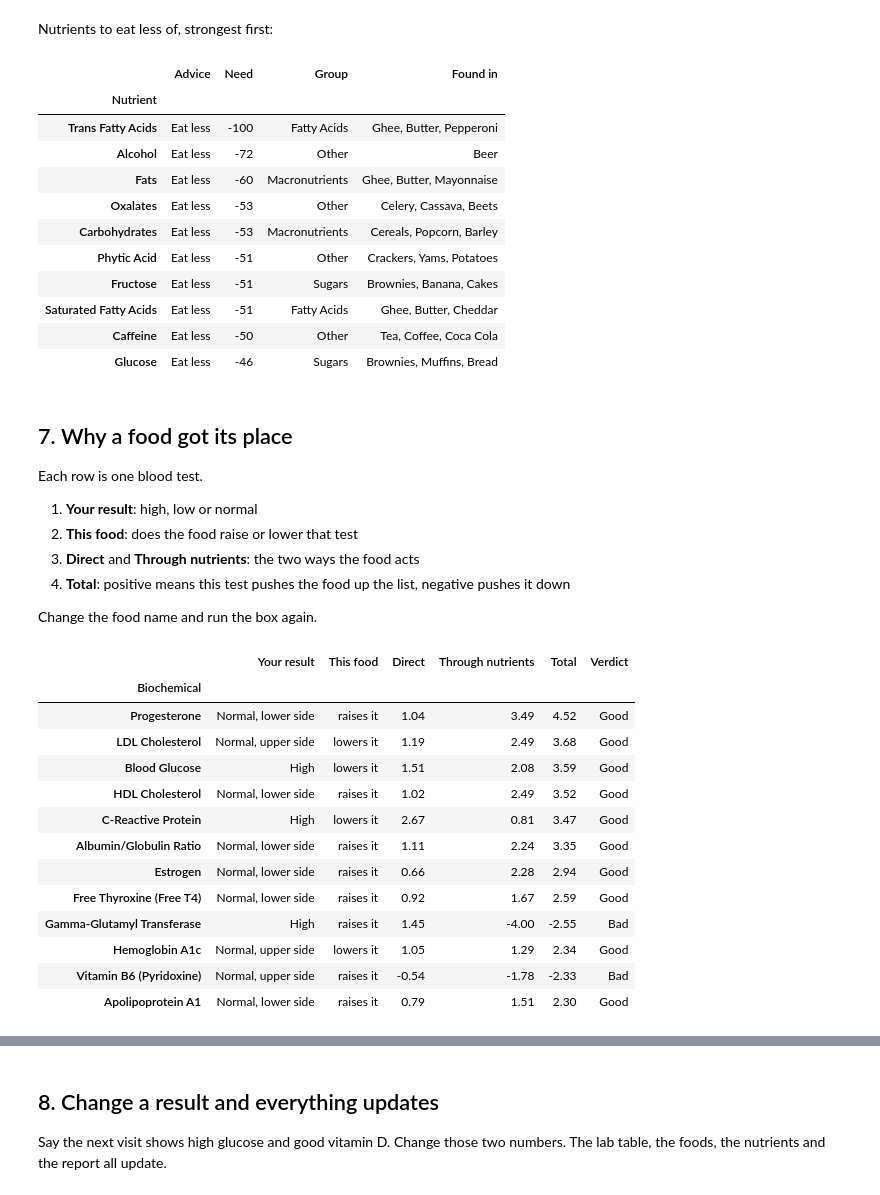
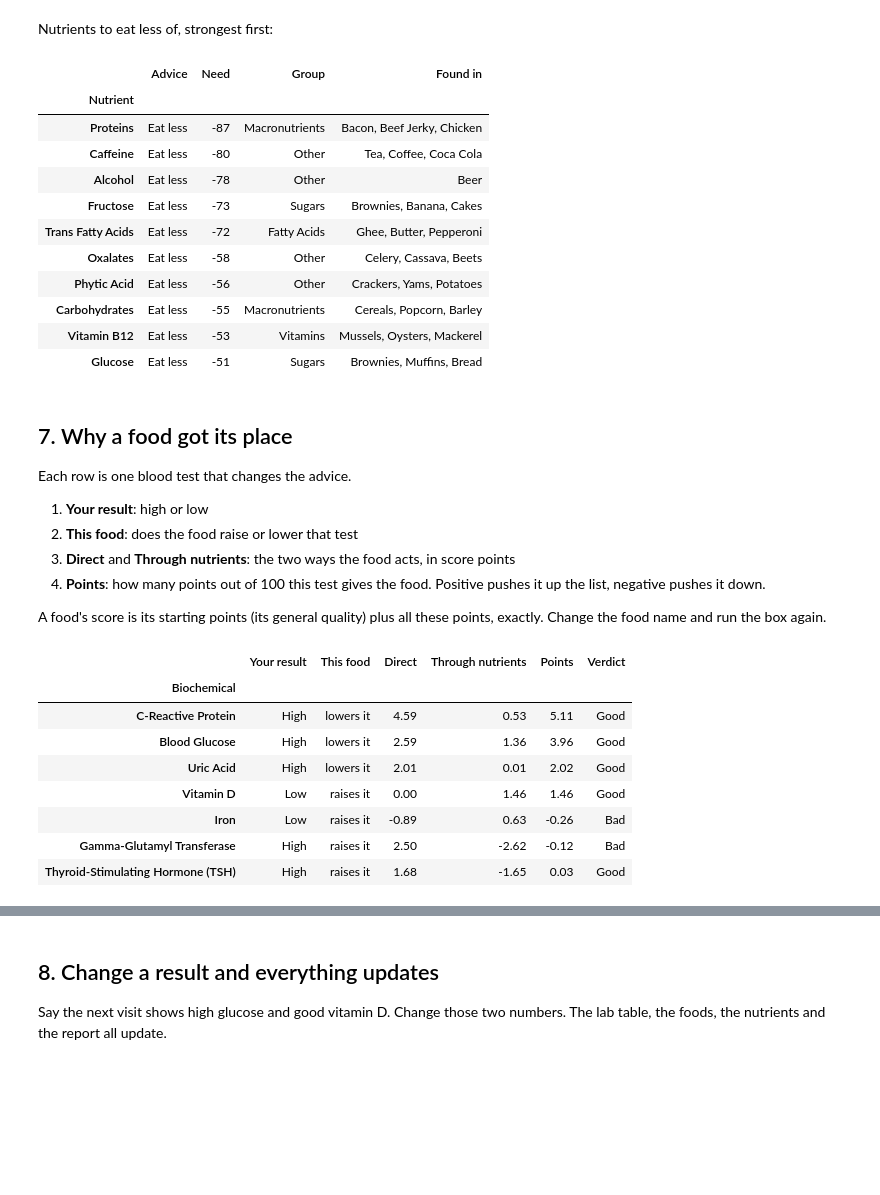
Before and after one commit to shiyasali23/biofoodrec, a Jupyter notebook: examples/try_biofoodrec.ipynb, the cells around one changed output, grey strips where cells are left out. Cells and saved outputs as stored; diff of their text form; code cells hidden in the pictures; blank space fills up the shorter version.

```diff
--- a/examples/try_biofoodrec.ipynb
+++ b/examples/try_biofoodrec.ipynb
@@ -31,7 +31,7 @@ def bars(table, *columns, axis=0):
     return (table.style.bar(subset=list(columns), axis=axis, align="zero", color=[RED, BLUE], height=60, width=80)
             .format(precision=2))
 
-rec = FoodRecommender(tuning=Tuning.recommended())
+rec = FoodRecommender()
 ref = rec.reference
 print(len(ref.biochemicals), "blood tests |", len(ref.foods), "foods |", len(ref.nutrients), "nutrients")
 # %% [output]
@@ -197,42 +202,38 @@ bars(nutrients[nutrients.Advice == "Eat less"].sort_values("Need").head(10), "Ne
 # %% [output]
 |  | Advice | Need | Group | Found in |
 | Nutrient |  |  |  |  |
-| Trans Fatty Acids | Eat less | -100 | Fatty Acids | Ghee, Butter, Pepperoni |
-| Alcohol | Eat less | -72 | Other | Beer |
-| Fats | Eat less | -60 | Macronutrients | Ghee, Butter, Mayonnaise |
-| Oxalates | Eat less | -53 | Other | Celery, Cassava, Beets |
-| Carbohydrates | Eat less | -53 | Macronutrients | Cereals, Popcorn, Barley |
-| Phytic Acid | Eat less | -51 | Other | Crackers, Yams, Potatoes |
-| Fructose | Eat less | -51 | Sugars | Brownies, Banana, Cakes |
-| Saturated Fatty Acids | Eat less | -51 | Fatty Acids | Ghee, Butter, Cheddar |
-| Caffeine | Eat less | -50 | Other | Tea, Coffee, Coca Cola |
-| Glucose | Eat less | -46 | Sugars | Brownies, Muffins, Bread |
+| Proteins | Eat less | -87 | Macronutrients | Bacon, Beef Jerky, Chicken |
+| Caffeine | Eat less | -80 | Other | Tea, Coffee, Coca Cola |
+| Alcohol | Eat less | -78 | Other | Beer |
+| Fructose | Eat less | -73 | Sugars | Brownies, Banana, Cakes |
+| Trans Fatty Acids | Eat less | -72 | Fatty Acids | Ghee, Butter, Pepperoni |
+| Oxalates | Eat less | -58 | Other | Celery, Cassava, Beets |
+| Phytic Acid | Eat less | -56 | Other | Crackers, Yams, Potatoes |
+| Carbohydrates | Eat less | -55 | Macronutrients | Cereals, Popcorn, Barley |
+| Vitamin B12 | Eat less | -53 | Vitamins | Mussels, Oysters, Mackerel |
+| Glucose | Eat less | -51 | Sugars | Brownies, Muffins, Bread |
 # %% [markdown]
 ## 7. Why a food got its place
 
-Each row is one blood test.
+Each row is one blood test that changes the advice.
 
-1. **Your result**: high, low or normal
+1. **Your result**: high or low
 2. **This food**: does the food raise or lower that test
-3. **Direct** and **Through nutrients**: the two ways the food acts
-4. **Total**: positive means this test pushes the food up the list, negative pushes it down
+3. **Direct** and **Through nutrients**: the two ways the food acts, in score points
+4. **Points**: how many points out of 100 this test gives the food. Positive pushes it up the list, negative pushes it down.
 
+A food's score is its starting points (its general quality) plus all these points, exactly.
 Change the food name and run the box again.
 # %%
-bars(result.explain("Flax Seed").head(12), "Total")
+bars(result.explain("Flax Seed").head(12), "Points")
 # %% [output]
-|  | Your result | This food | Direct | Through nutrients | Total | Verdict |
+|  | Your result | This food | Direct | Through nutrients | Points | Verdict |
 | Biochemical |  |  |  |  |  |  |
-| Progesterone | Normal, lower side | raises it | 1.04 | 3.49 | 4.52 | Good |
-| LDL Cholesterol | Normal, upper side | lowers it | 1.19 | 2.49 | 3.68 | Good |
-| Blood Glucose | High | lowers it | 1.51 | 2.08 | 3.59 | Good |
-| HDL Cholesterol | Normal, lower side | raises it | 1.02 | 2.49 | 3.52 | Good |
-| C-Reactive Protein | High | lowers it | 2.67 | 0.81 | 3.47 | Good |
-| Albumin/Globulin Ratio | Normal, lower side | raises it | 1.11 | 2.24 | 3.35 | Good |
-| Estrogen | Normal, lower side | raises it | 0.66 | 2.28 | 2.94 | Good |
-| Free Thyroxine (Free T4) | Normal, lower side | raises it | 0.92 | 1.67 | 2.59 | Good |
-| Gamma-Glutamyl Transferase | High | raises it | 1.45 | -4.00 | -2.55 | Bad |
-| Hemoglobin A1c | Normal, upper side | lowers it | 1.05 | 1.29 | 2.34 | Good |
-| Vitamin B6 (Pyridoxine) | Normal, upper side | raises it | -0.54 | -1.78 | -2.33 | Bad |
-| Apolipoprotein A1 | Normal, lower side | raises it | 0.79 | 1.51 | 2.30 | Good |
+| C-Reactive Protein | High | lowers it | 4.59 | 0.53 | 5.11 | Good |
+| Blood Glucose | High | lowers it | 2.59 | 1.36 | 3.96 | Good |
+| Uric Acid | High | lowers it | 2.01 | 0.01 | 2.02 | Good |
+| Vitamin D | Low | raises it | 0.00 | 1.46 | 1.46 | Good |
+| Iron | Low | raises it | -0.89 | 0.63 | -0.26 | Bad |
+| Gamma-Glutamyl Transferase | High | raises it | 2.50 | -2.62 | -0.12 | Bad |
+| Thyroid-Stimulating Hormone (TSH) | High | raises it | 1.68 | -1.65 | 0.03 | Good |
 # %%
```
Also changed, not shown: parts of 32 cells of this notebook, 13 other files.
